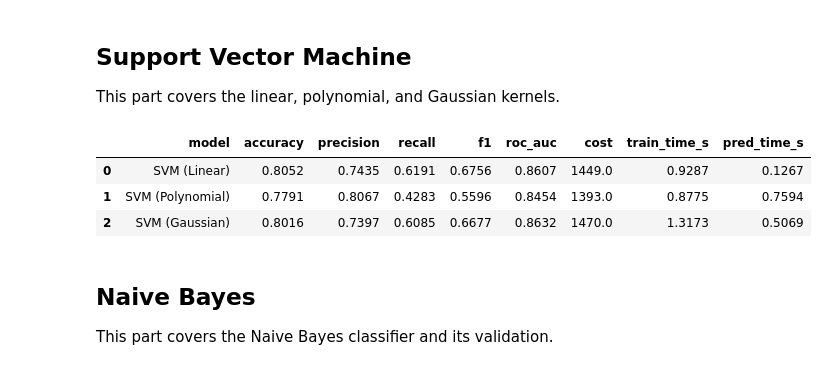
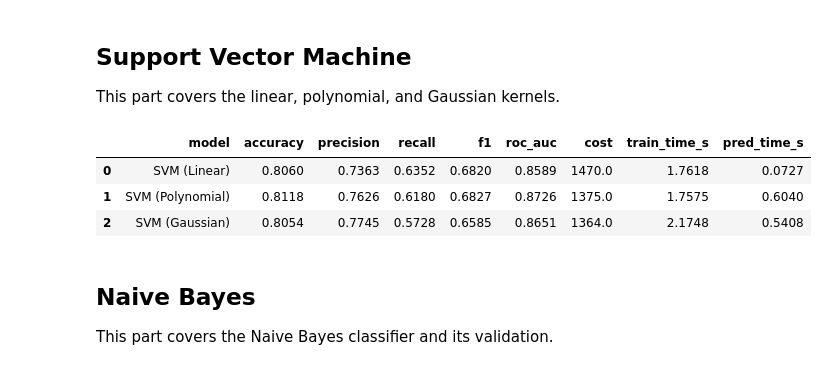
Before and after one commit to TheoMarvel/IF3170_G29_MiMHotels, a Jupyter notebook: output/Notebook_Tugas_Besar_2_IF3170_Inteligensi_Artifisial_2026_2027.ipynb, the cells around one changed output. Drawn from its saved outputs; the diff is of its cells as text; code cells hidden in the pictures.

```diff
--- a/output/Notebook_Tugas_Besar_2_IF3170_Inteligensi_Artifisial_2026_2027.ipynb
+++ b/output/Notebook_Tugas_Besar_2_IF3170_Inteligensi_Artifisial_2026_2027.ipynb
@@ -1148,18 +1152,18 @@ This part covers the linear, polynomial, and Gaussian kernels.
 # %%
 gamma_val = round(1.0 / X_train_mat.shape[1], 4) # using standard 1/n_features scaling
 
 svm_config = {
-    "SVM (Linear)": SVMScratch(C=1.0, kernel="linear", lr=0.001, max_iter=300, max_support_samples=2000, random_state=CFG.SEED),
-    "SVM (Polynomial)": SVMScratch(C=1.0, kernel="poly", gamma=gamma_val, degree=3, bias_kernel=1.0, lr=0.001, max_iter=300, max_support_samples=2000, random_state=CFG.SEED),
-    "SVM (Gaussian)": SVMScratch(C=1.0, kernel="gaussian", gamma=gamma_val, lr=0.001, max_iter=300, max_support_samples=2000, random_state=CFG.SEED),
+    "SVM (Linear)": SVMScratch(C=1.0, kernel="linear", lr=0.001, max_iter=1000, max_support_samples=2000, random_state=CFG.SEED),
+    "SVM (Polynomial)": SVMScratch(C=1.0, kernel="poly", gamma=gamma_val, degree=3, bias_kernel=1.0, lr=0.001, max_iter=1000, max_support_samples=2000, random_state=CFG.SEED),
+    "SVM (Gaussian)": SVMScratch(C=1.0, kernel="gaussian", gamma=gamma_val, lr=0.001, max_iter=1000, max_support_samples=2000, random_state=CFG.SEED),
 }
 svm_rows = [run_model(name, m, X_train_mat, y_train_vec, X_val_mat, y_val_vec) for name, m in svm_config.items()]
 display(pd.DataFrame(svm_rows))
 # %% [output]
 |  | model | accuracy | precision | recall | f1 | roc_auc | cost | train_time_s | pred_time_s |
-| 0 | SVM (Linear) | 0.8052 | 0.7435 | 0.6191 | 0.6756 | 0.8607 | 1449.0 | 0.9287 | 0.1267 |
-| 1 | SVM (Polynomial) | 0.7791 | 0.8067 | 0.4283 | 0.5596 | 0.8454 | 1393.0 | 0.8775 | 0.7594 |
-| 2 | SVM (Gaussian) | 0.8016 | 0.7397 | 0.6085 | 0.6677 | 0.8632 | 1470.0 | 1.3173 | 0.5069 |
+| 0 | SVM (Linear) | 0.8060 | 0.7363 | 0.6352 | 0.6820 | 0.8589 | 1470.0 | 1.7618 | 0.0727 |
+| 1 | SVM (Polynomial) | 0.8118 | 0.7626 | 0.6180 | 0.6827 | 0.8726 | 1375.0 | 1.7575 | 0.6040 |
+| 2 | SVM (Gaussian) | 0.8054 | 0.7745 | 0.5728 | 0.6585 | 0.8651 | 1364.0 | 2.1748 | 0.5408 |
 # %% [markdown]
 ## Naive Bayes
 
```
Also changed, not shown: parts of 22 cells of this notebook.
